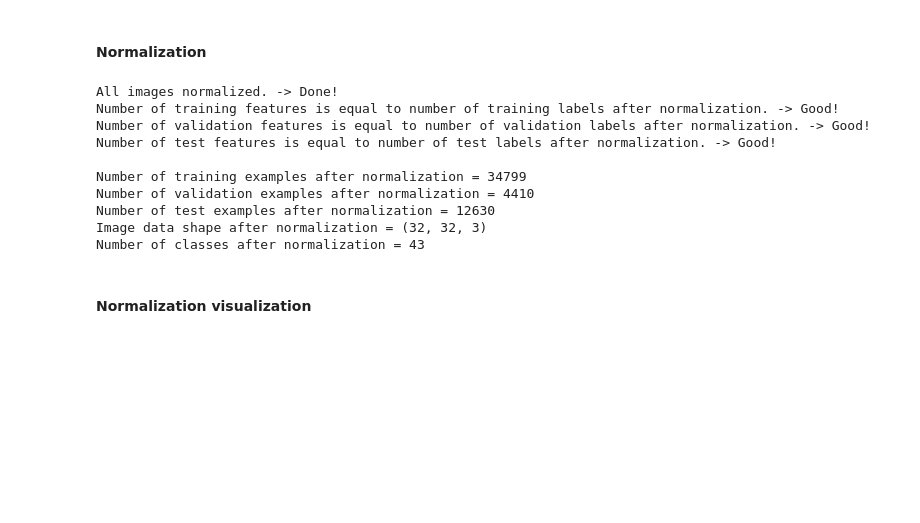
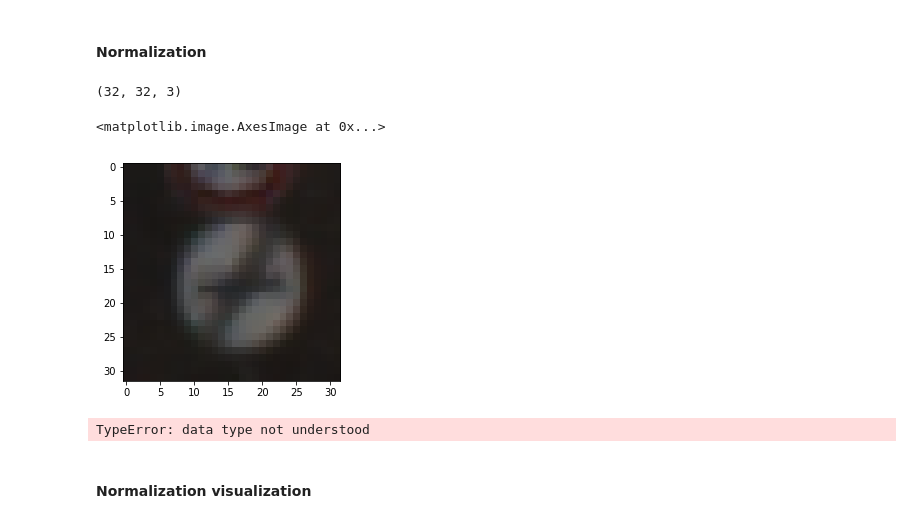
Before and after one commit to urs-waldmann/CarND-Traffic-Sign-Classifier-Project, a Jupyter notebook: Traffic_Sign_Classifier.ipynb, the cells around one changed output. Saved outputs shown, nothing was run; the diff lists cells and outputs as text; code cells hidden in the pictures; blank space fills up the shorter version.

Commit message:
Start new implementation of normalization method.

```diff
--- a/Traffic_Sign_Classifier.ipynb
+++ b/Traffic_Sign_Classifier.ipynb
@@ -380,25 +380,48 @@ plt.imshow(image_gray)
 print(y_train_gray[index_gray])
 # %% [markdown]
 #### Normalization
+# %%
+dst = np.zeros((32,32,3))
+normalized_image = cv2.normalize(X_train[0], dst, -1, 1, cv2.NORM_MINMAX, dtype = cv2.CV_32F)
+print(normalized_image.shape)
+plt.imshow(X_train[0].squeeze())
+# %% [output]
+(32, 32, 3)
+<matplotlib.image.AxesImage at 0x...>
+[figure, added]
 # %%
-# Simple Normalization.
+# Simple normalization.
 #X_train_norm = (X_train_gray - 128) / 128
 #X_valid_norm = (X_valid_gray - 128) / 128
 
-# Define Min-Max Normalization.
-def normalize(image):
-    a = -1
-    b = 1
-    x_min = 0
-    x_max = 255
-    return a + (((image - x_min) * (b - a)) / (x_max - x_min))
+# Define min-max normalization.
+#def normalize(image):
+    #a = -1
+    #b = 1
+    #x_min = 0
+    #x_max = 255
+    #return a + (((image - x_min) * (b - a)) / (x_max - x_min))
+
+# Define append function.
+def add_norm(X_data, x):
+    return X_data.append(x)
+
+# Define image normalization with min-max method.
+def normalize(X_data):
+    X_data_norm = []
+    for x in X_data:
+        dst = np.zeros((image_shape[0], image_shape[1], image_shape[2]))
+        normalized_image = cv2.normalize(x, dst, 0, 1, cv2.NORM_MINMAX, dtype = cv2.CV_32F)
+        normalized_image = normalized_image - 0.5
+        add_norm(X_data_norm, normalized_image)
+    return np.array(X_data_norm)
 
 # Normalize images
-X_train_norm = X_train
-X_valid_norm = X_valid
-X_test_norm = X_test
+X_train_norm = normalize(X_train_aug)
+X_valid_norm = normalize(X_valid)
+X_test_norm = normalize(X_test)
 
-y_train_norm = y_train
+y_train_norm = y_train_aug
 y_valid_norm = y_valid
 y_test_norm = y_test
 print('All images normalized. -> Done!')
@@ -431,16 +454,7 @@ print("Number of test examples after normalization =", n_test_norm)
 print("Image data shape after normalization =", image_shape_norm)
 print("Number of classes after normalization =", n_classes_norm)
 # %% [output]
-All images normalized. -> Done!
-Number of training features is equal to number of training labels after normalization. -> Good!
-Number of validation features is equal to number of validation labels after normalization. -> Good!
-Number of test features is equal to number of test labels after normalization. -> Good!
-
-Number of training examples after normalization = 34799
-Number of validation examples after normalization = 4410
-Number of test examples after normalization = 12630
-Image data shape after normalization = (32, 32, 3)
-Number of classes after normalization = 43
+TypeError: data type not understood
 # %% [markdown]
 #### Normalization visualization
 # %%
```
Also changed, not shown: parts of 2 cells of this notebook.
